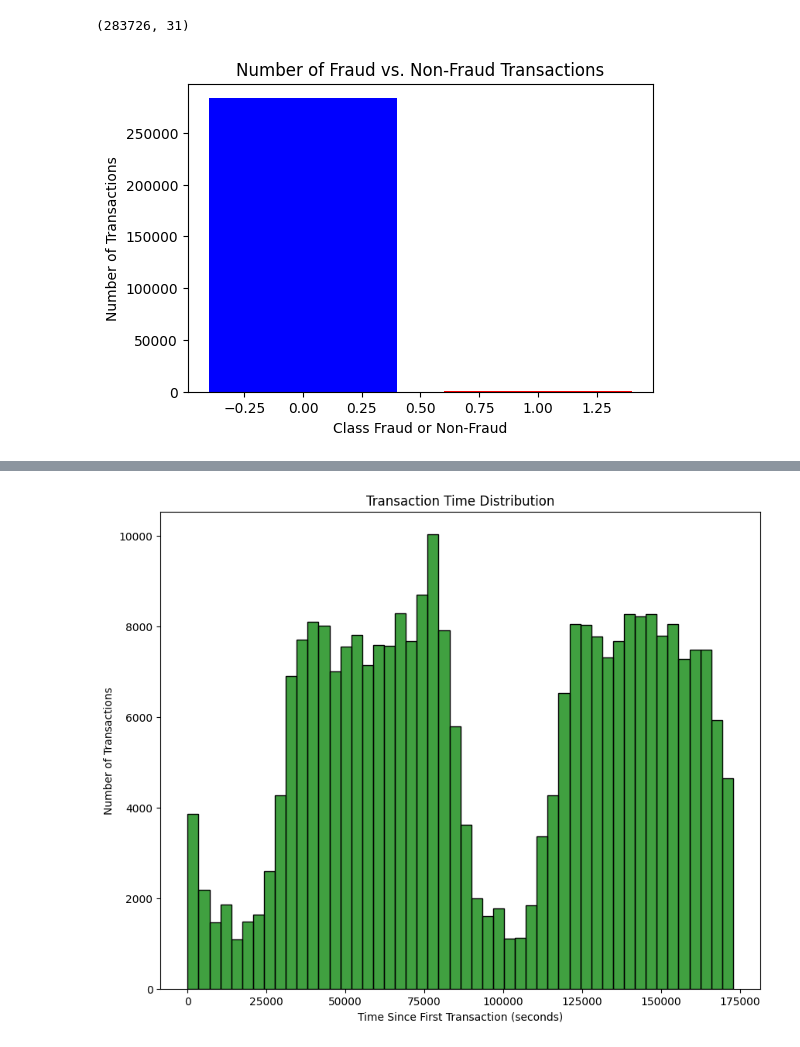
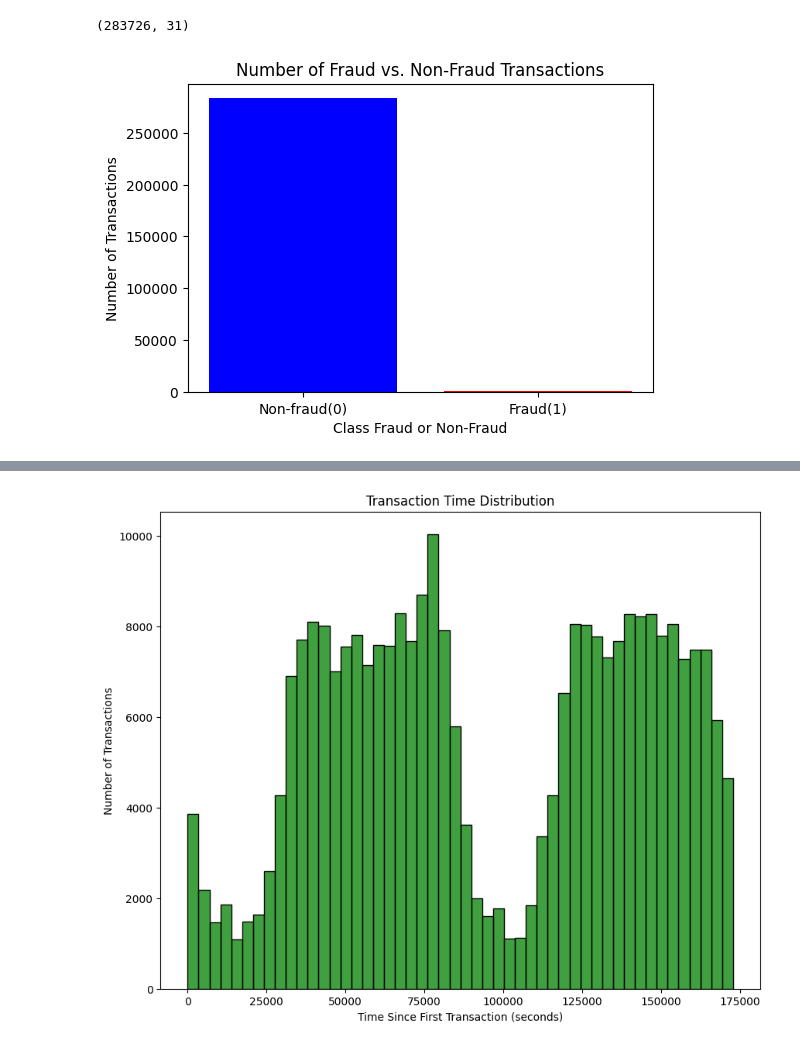
Before and after one commit to helga119/Credit-card-Fraud-Detection, a Jupyter notebook: Credit-card fraud detection.ipynb, the cells around one changed output, grey strips where cells are left out. Saved outputs shown, nothing was run; the diff lists cells and outputs as text; code cells hidden in the pictures.

```diff
--- a/Credit-card fraud detection.ipynb
+++ b/Credit-card fraud detection.ipynb
@@ -111,14 +111,15 @@ df.shape
 # %%
 # Count the number of transactions for each class (0 = Non-Fraud, 1 = Fraud)
 class_counts = df['Class'].value_counts()
 plt.figure(figsize=(6, 4))
-# Plots a bar chart:
-# x-axis = class labels (0 and 1)
-# y-axis = number of transactions in each class
-plt.bar(class_counts.index, class_counts.values, color=['blue', 'red'])
+labels = ['Non-fraud(0)', 'Fraud(1)']
+#counts the first value and the second value in the table
+values = [class_counts[0], class_counts[1]]
+plt.bar(labels, values, color=['blue', 'red'])
 plt.xlabel("Class Fraud or Non-Fraud")
 plt.ylabel("Number of Transactions")
 plt.title("Number of Fraud vs. Non-Fraud Transactions")
+
 plt.show()
 # %% [output]
-[figure, old version]
+[figure, new version]
```
Also changed, not shown: parts of 27 cells of this notebook.
